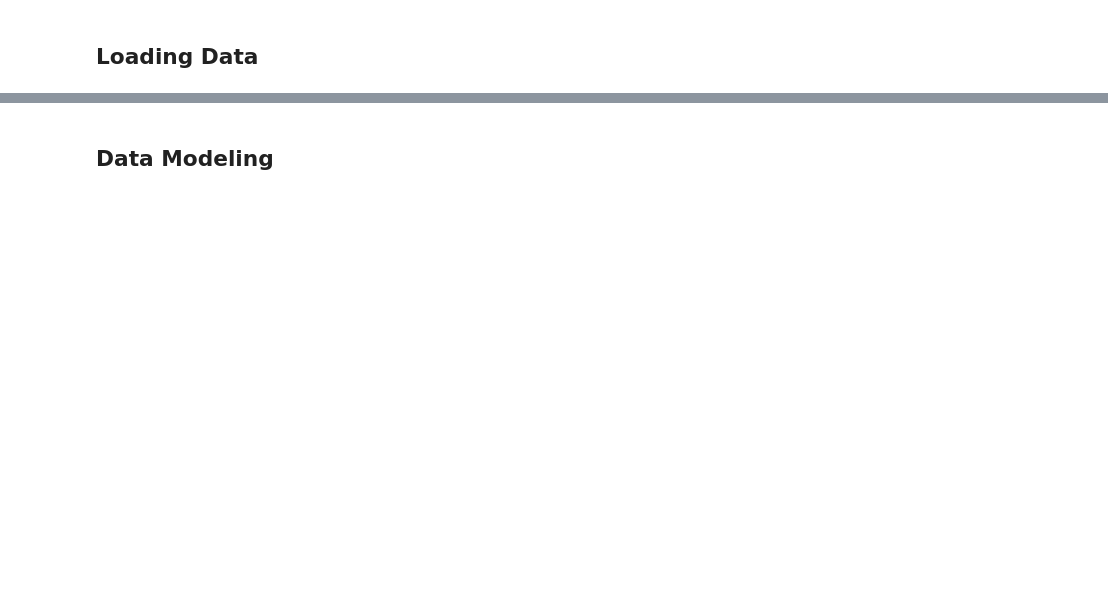
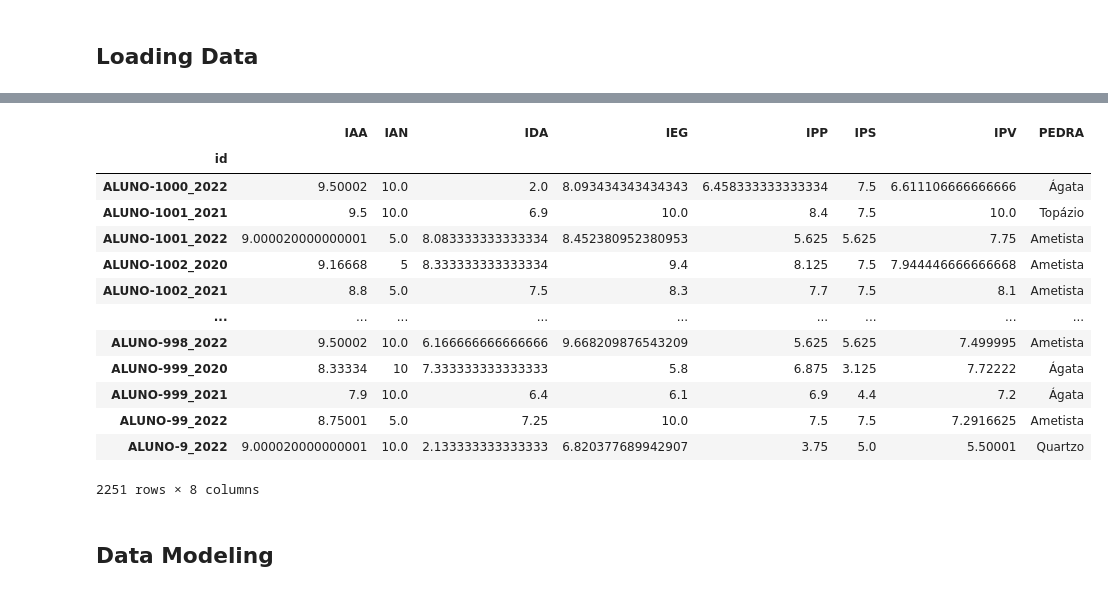
Before and after one commit to andersonpacheco1/passos-magicos-datathon, a Jupyter notebook: notebooks/1.6-aps-testing-models.ipynb, the cells around one changed output, grey strips where cells are left out. Drawn from its saved outputs; the diff is of its cells as text; code cells hidden in the pictures; blank space fills up the shorter version.

```diff
--- a/notebooks/1.6-aps-testing-models.ipynb
+++ b/notebooks/1.6-aps-testing-models.ipynb
@@ -96,0 +49,7 @@ treated_data = treated_data.dropna(thresh=6).reset_index(drop=True)
+# %%
+fase.dropna(inplace=True, axis=0, how='any')
+fase['value'] = pd.to_numeric(fase['value'], errors='coerce')
+fase.dropna(subset=['value'], inplace=True)
+
+scholars = fase[fase['value'] <= 7]
+academics = fase[fase['value'] > 7]
@@ -96,0 +88,12 @@ treated_data = treated_data.dropna(thresh=6).reset_index(drop=True)
+# %%
+melt_data['id'] = melt_data['name'] + '_' + melt_data['year']
+melt_data.set_index('id', inplace=True)
+
+melt_data.drop(columns=['name', 'year'], inplace=True)
+# %%
+values_to_keep = ['IAA', 'IEG', 'IPS', 'IDA', 'IPP','IPV', 'IAN', 'PEDRA']
+
+melt_data = melt_data[melt_data['feature'].isin(values_to_keep)]
+
+melt_data = melt_data.pivot(columns='feature', values='value')
+melt_data.columns.name = None
@@ -96,0 +106,17 @@ treated_data = treated_data.dropna(thresh=6).reset_index(drop=True)
+# %%
+scholars_data
+# %% [output]
+|  | IAA | IAN | IDA | IEG | IPP | IPS | IPV | PEDRA |
+| id |  |  |  |  |  |  |  |  |
+| ALUNO-1000_2022 | 9.50002 | 10.0 | 2.0 | 8.093434343434343 | 6.458333333333334 | 7.5 | 6.611106666666666 | Ágata |
+| ALUNO-1001_2021 | 9.5 | 10.0 | 6.9 | 10.0 | 8.4 | 7.5 | 10.0 | Topázio |
+| ALUNO-1001_2022 | 9.000020000000001 | 5.0 | 8.083333333333334 | 8.452380952380953 | 5.625 | 5.625 | 7.75 | Ametista |
+| ALUNO-1002_2020 | 9.16668 | 5 | 8.333333333333334 | 9.4 | 8.125 | 7.5 | 7.944446666666668 | Ametista |
+| ALUNO-1002_2021 | 8.8 | 5.0 | 7.5 | 8.3 | 7.7 | 7.5 | 8.1 | Ametista |
+| ... | ... | ... | ... | ... | ... | ... | ... | ... |
+| ALUNO-998_2022 | 9.50002 | 10.0 | 6.166666666666666 | 9.668209876543209 | 5.625 | 5.625 | 7.499995 | Ametista |
+| ALUNO-999_2020 | 8.33334 | 10 | 7.333333333333333 | 5.8 | 6.875 | 3.125 | 7.72222 | Ágata |
+| ALUNO-999_2021 | 7.9 | 10.0 | 6.4 | 6.1 | 6.9 | 4.4 | 7.2 | Ágata |
+| ALUNO-99_2022 | 8.75001 | 5.0 | 7.25 | 10.0 | 7.5 | 7.5 | 7.2916625 | Ametista |
+| ALUNO-9_2022 | 9.000020000000001 | 10.0 | 2.133333333333333 | 6.820377689942907 | 3.75 | 5.0 | 5.50001 | Quartzo |
+2251 rows × 8 columns
```
Also changed, not shown: parts of 38 cells of this notebook, 11 other files.
